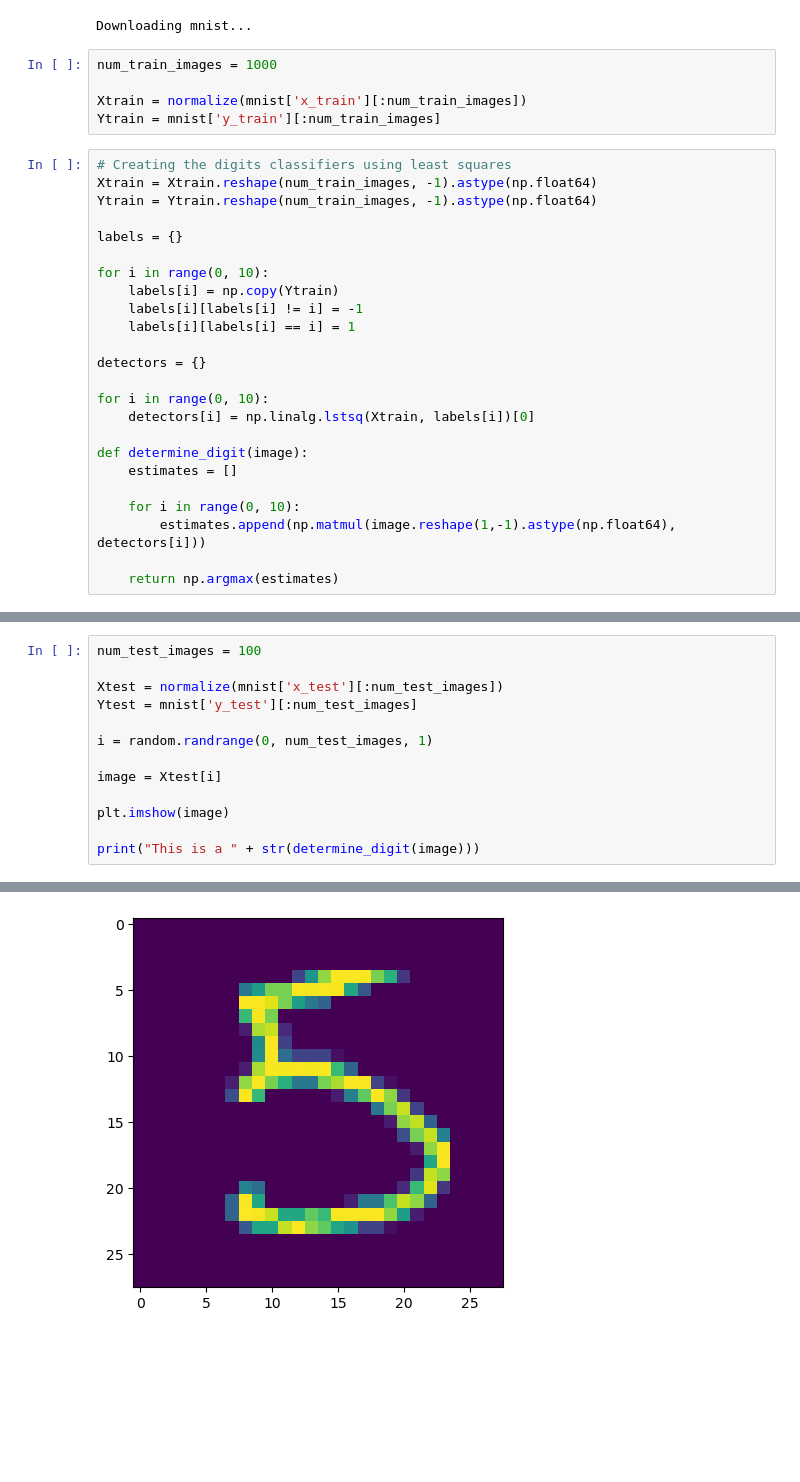
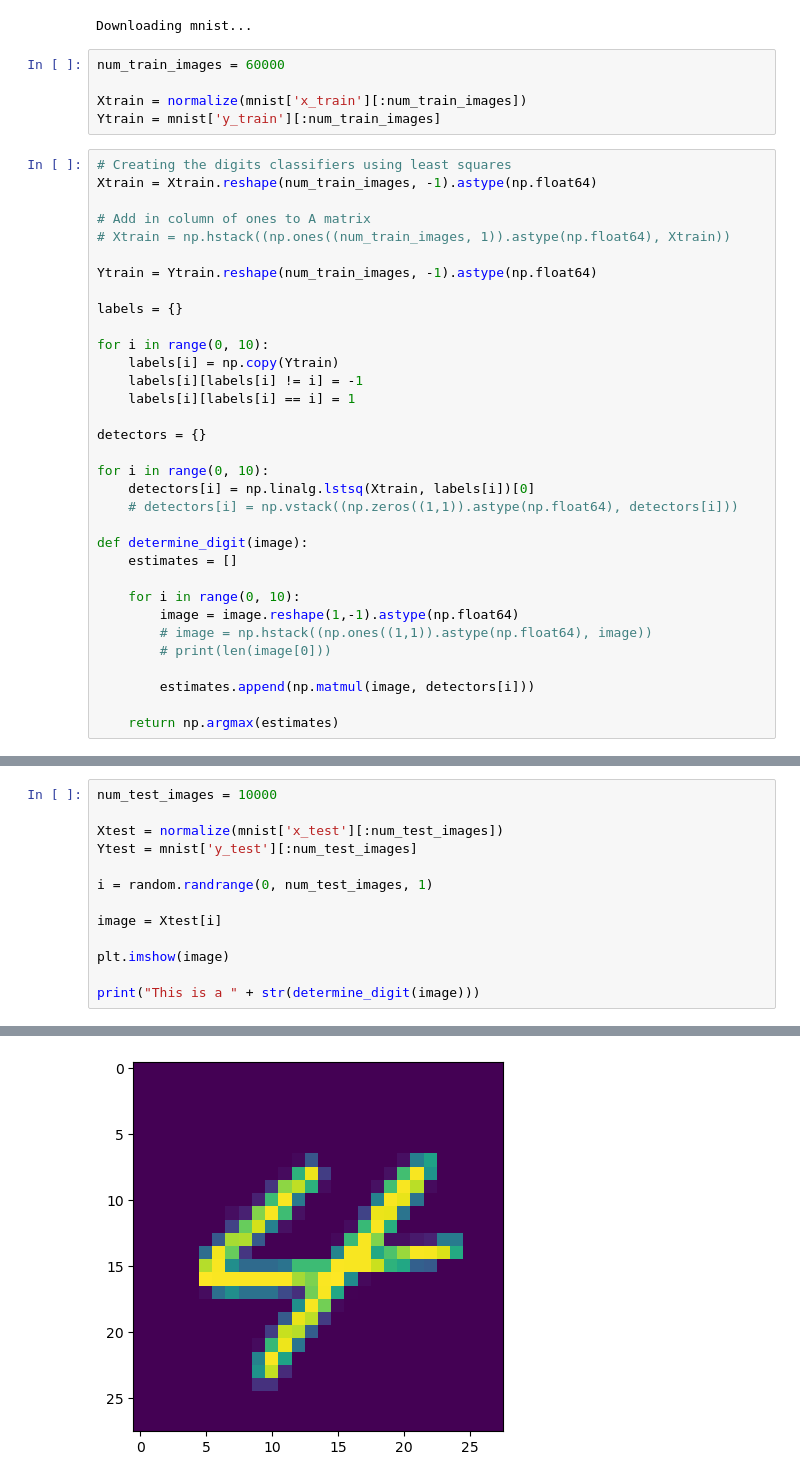
Before and after one commit to alokshr/handwritten-digits, a Jupyter notebook: Least Squares/least-squares-mnist-digits.ipynb, the cells around one changed output, grey strips where cells are left out. Saved outputs shown, nothing was run; the diff lists cells and outputs as text; blank space fills up the shorter version.

```diff
--- a/Least Squares/least-squares-mnist-digits.ipynb
+++ b/Least Squares/least-squares-mnist-digits.ipynb
@@ -10,13 +10,17 @@ normalize = lambda X : (2/255)*X - 1
 # %% [output]
 Downloading mnist...
 # %%
-num_train_images = 1000
+num_train_images = 60000
 
 Xtrain = normalize(mnist['x_train'][:num_train_images])
 Ytrain = mnist['y_train'][:num_train_images]
 # %%
 # Creating the digits classifiers using least squares
 Xtrain = Xtrain.reshape(num_train_images, -1).astype(np.float64)
+
+# Add in column of ones to A matrix
+# Xtrain = np.hstack((np.ones((num_train_images, 1)).astype(np.float64), Xtrain))
+
 Ytrain = Ytrain.reshape(num_train_images, -1).astype(np.float64)
 
 labels = {}
@@ -30,12 +34,17 @@ detectors = {}
 
 for i in range(0, 10):
     detectors[i] = np.linalg.lstsq(Xtrain, labels[i])[0]
+    # detectors[i] = np.vstack((np.zeros((1,1)).astype(np.float64), detectors[i]))
 
 def determine_digit(image):
     estimates = []
 
     for i in range(0, 10):
-        estimates.append(np.matmul(image.reshape(1,-1).astype(np.float64), detectors[i]))
+        image = image.reshape(1,-1).astype(np.float64)
+        # image = np.hstack((np.ones((1,1)).astype(np.float64), image))
+        # print(len(image[0]))
+
+        estimates.append(np.matmul(image, detectors[i]))
 
     return np.argmax(estimates)
 # %% [output]
@@ -44,5 +92,5 @@ To use the future default and silence this warning we advise to pass `rcond=None
 # %%
-num_test_images = 100
+num_test_images = 10000
 
 Xtest = normalize(mnist['x_test'][:num_test_images])
 Ytest = mnist['y_test'][:num_test_images]
@@ -59,4 +107,4 @@ This is a 5
-[figure, old version]
+[figure, new version]
 # %%
 guesses = []
 
```
Also changed, not shown: parts of 4 cells of this notebook, 16 other files.
